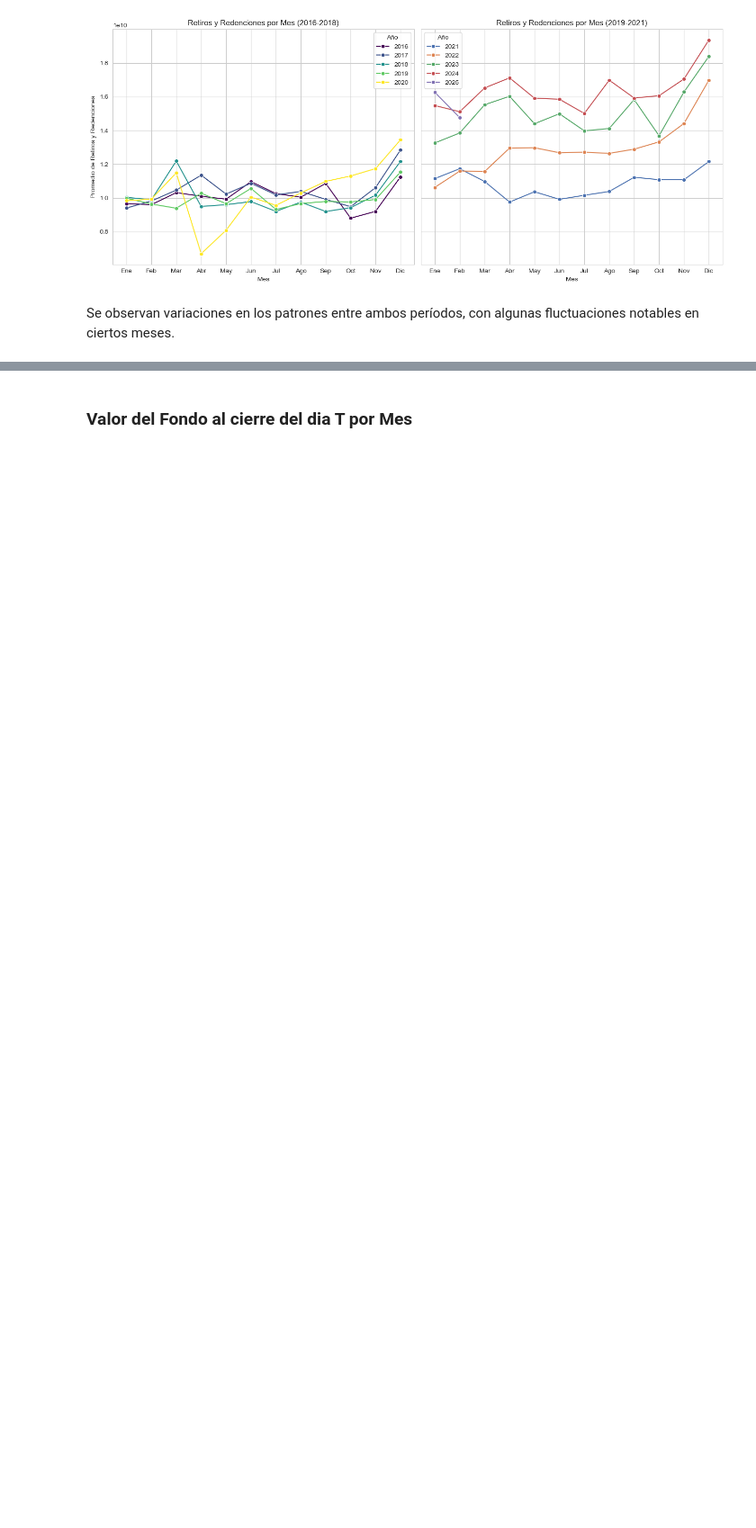
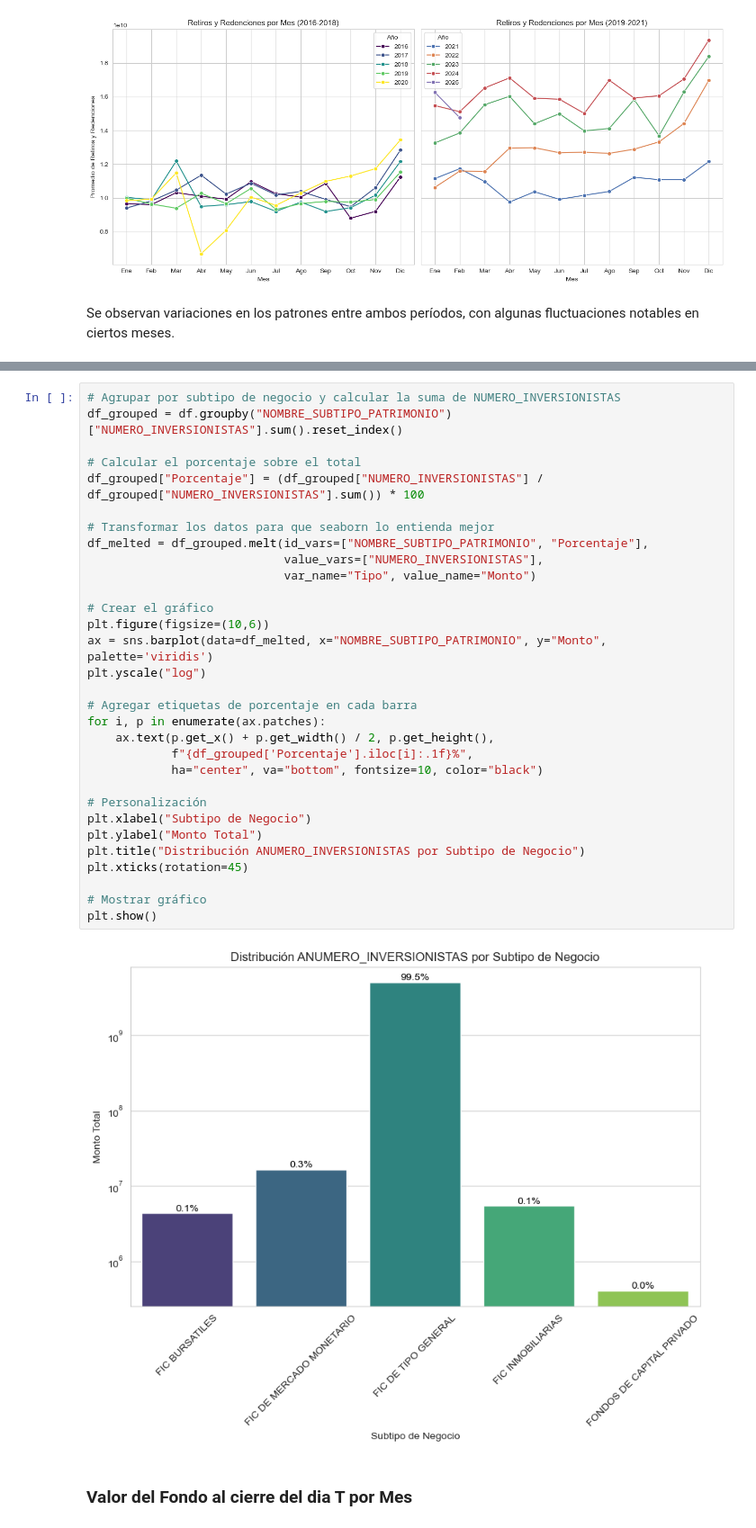
Before and after one commit to TawnyVTC/EDA, a Jupyter notebook: EDA_Rentabilidad.ipynb, the cells around one changed output, grey strips where cells are left out. Shown at 90% size. Drawn from its saved outputs; the diff is of its cells as text; blank space fills up the shorter version.

```diff
--- a/EDA_Rentabilidad.ipynb
+++ b/EDA_Rentabilidad.ipynb
@@ -393,3 +403,36 @@ Se observan variaciones en los patrones entre ambos períodos, con algunas fluct
+# %%
+# Agrupar por subtipo de negocio y calcular la suma de NUMERO_INVERSIONISTAS
+df_grouped = df.groupby("NOMBRE_SUBTIPO_PATRIMONIO")["NUMERO_INVERSIONISTAS"].sum().reset_index()
+
+# Calcular el porcentaje sobre el total
+df_grouped["Porcentaje"] = (df_grouped["NUMERO_INVERSIONISTAS"] / df_grouped["NUMERO_INVERSIONISTAS"].sum()) * 100
+
+# Transformar los datos para que seaborn lo entienda mejor
+df_melted = df_grouped.melt(id_vars=["NOMBRE_SUBTIPO_PATRIMONIO", "Porcentaje"],
+                            value_vars=["NUMERO_INVERSIONISTAS"],
+                            var_name="Tipo", value_name="Monto")
+
+# Crear el gráfico
+plt.figure(figsize=(10,6))
+ax = sns.barplot(data=df_melted, x="NOMBRE_SUBTIPO_PATRIMONIO", y="Monto", palette='viridis')
+plt.yscale("log")
+
+# Agregar etiquetas de porcentaje en cada barra
+for i, p in enumerate(ax.patches):
+    ax.text(p.get_x() + p.get_width() / 2, p.get_height(),
+            f"{df_grouped['Porcentaje'].iloc[i]:.1f}%",
+            ha="center", va="bottom", fontsize=10, color="black")
+
+# Personalización
+plt.xlabel("Subtipo de Negocio")
+plt.ylabel("Monto Total")
+plt.title("Distribución ANUMERO_INVERSIONISTAS por Subtipo de Negocio")
+plt.xticks(rotation=45)
+
+# Mostrar gráfico
+plt.show()
+# %% [output]
+[figure, added]
 # %% [markdown]
 ### **Valor del Fondo al cierre del dia T por Mes**
 # %%
```
Also changed, not shown: parts of 6 cells of this notebook, 2 other files.
